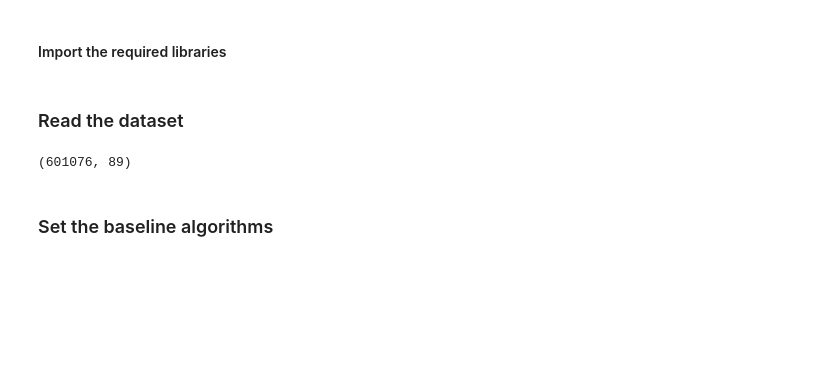
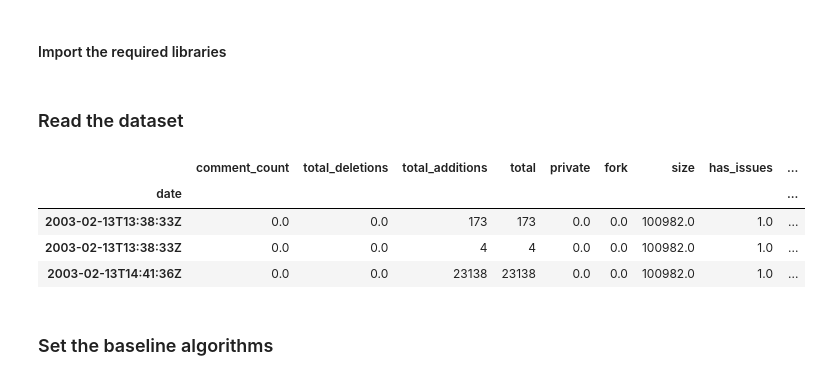
Before and after one commit to gesteves91/software-engineering-ml, a Jupyter notebook: notebooks/05-baseline-models.ipynb, the cells around one changed output. Drawn from its saved outputs; the diff is of its cells as text; code cells hidden in the pictures; blank space fills up the shorter version.

```diff
--- a/notebooks/05-baseline-models.ipynb
+++ b/notebooks/05-baseline-models.ipynb
@@ -31,10 +31,14 @@ df = df.loc[:, ~df.columns.str.contains('^Unnamed')]
 df = df.dropna()
 # %%
 df = df.apply(pd.to_numeric)
-# %%
-df.shape
-# %% [output]
-(601076, 89)
+# %%
+df.head(3)
+# %% [output]
+|  | comment_count | total_deletions | total_additions | total | private | fork | size | has_issues | ... |
+| date |  |  |  |  |  |  |  |  | ... |
+| 2003-02-13T13:38:33Z | 0.0 | 0.0 | 173 | 173 | 0.0 | 0.0 | 100982.0 | 1.0 | ... |
+| 2003-02-13T13:38:33Z | 0.0 | 0.0 | 4 | 4 | 0.0 | 0.0 | 100982.0 | 1.0 | ... |
+| 2003-02-13T14:41:36Z | 0.0 | 0.0 | 23138 | 23138 | 0.0 | 0.0 | 100982.0 | 1.0 | ... |
 # %% [markdown]
 ### Set the baseline algorithms
 # %%
```
Also changed, not shown: 2 other files.
